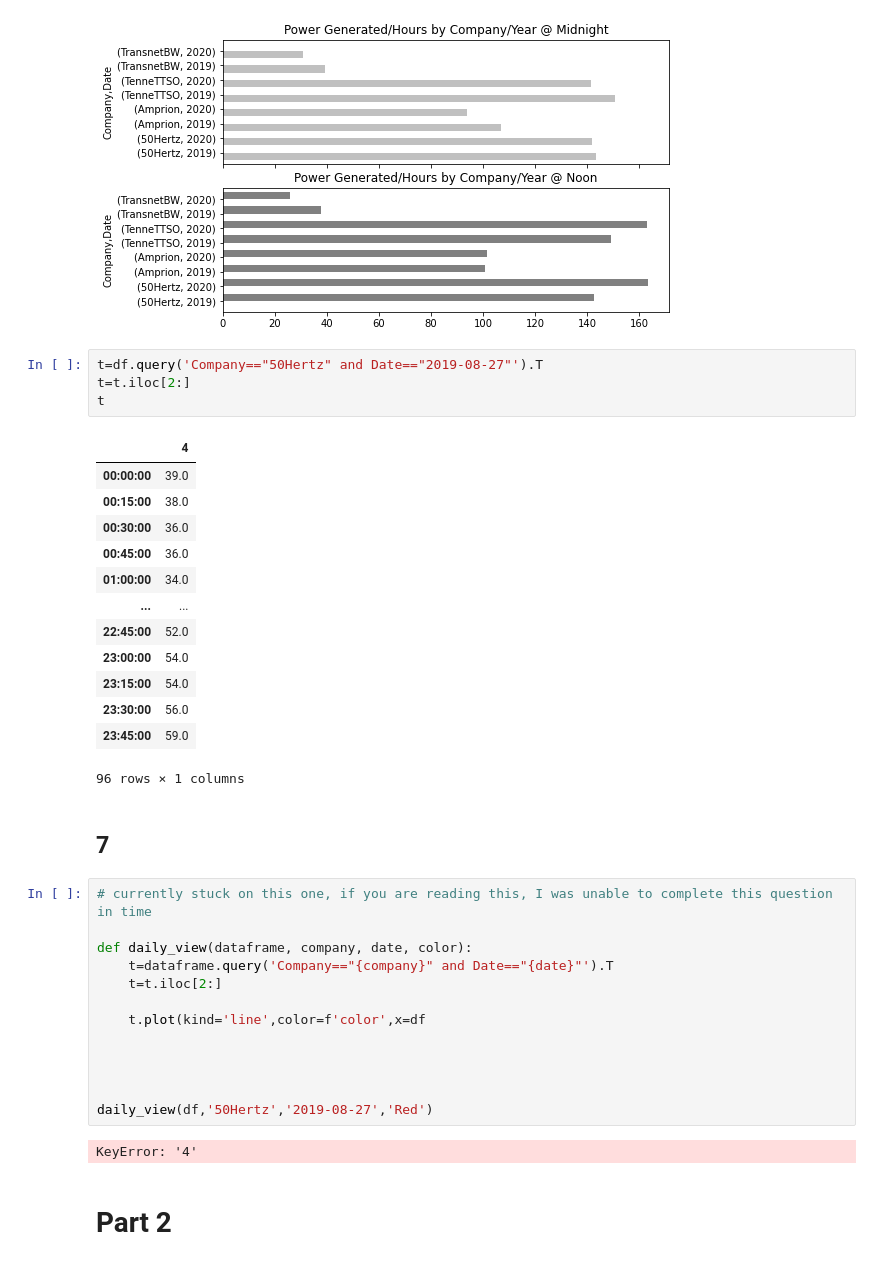
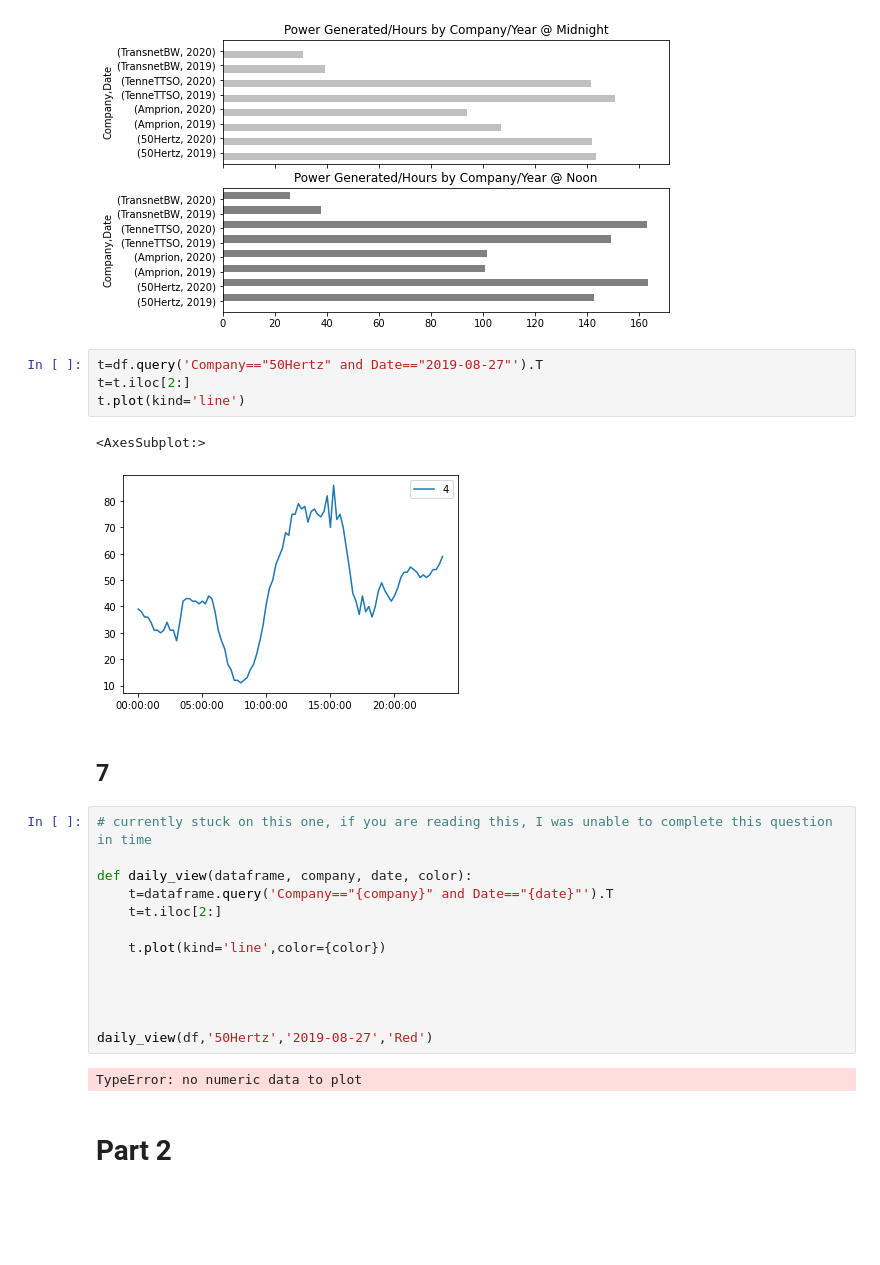
Before and after one commit to btully12/IP3_BJT, a Jupyter notebook: IP3_BJT.ipynb, the cells around one changed output. Saved outputs shown, nothing was run; the diff lists cells and outputs as text; blank space fills up the shorter version.

```diff
--- a/IP3_BJT.ipynb
+++ b/IP3_BJT.ipynb
@@ -123,21 +106,10 @@ plt.savefig('combined_bar_chart.png')
 # %%
 t=df.query('Company=="50Hertz" and Date=="2019-08-27"').T
 t=t.iloc[2:]
-t
+t.plot(kind='line')
 # %% [output]
-|  | 4 |
-| 00:00:00 | 39.0 |
-| 00:15:00 | 38.0 |
-| 00:30:00 | 36.0 |
-| 00:45:00 | 36.0 |
-| 01:00:00 | 34.0 |
-| ... | ... |
-| 22:45:00 | 52.0 |
-| 23:00:00 | 54.0 |
-| 23:15:00 | 54.0 |
-| 23:30:00 | 56.0 |
-| 23:45:00 | 59.0 |
-96 rows × 1 columns
+<AxesSubplot:>
+[figure, added]
 # %% [markdown]
 ## 7
 # %%
@@ -147,14 +119,14 @@ def daily_view(dataframe, company, date, color):
     t=dataframe.query('Company=="{company}" and Date=="{date}"').T
     t=t.iloc[2:]
 
-    t.plot(kind='line',color=f'color',x=df
+    t.plot(kind='line',color={color})
 
 
 
 
 daily_view(df,'50Hertz','2019-08-27','Red')
 # %% [output]
-KeyError: '4'
+TypeError: no numeric data to plot
 # %% [markdown]
 # Part 2
 # %%
```
Also changed, not shown: parts of 2 cells of this notebook.
